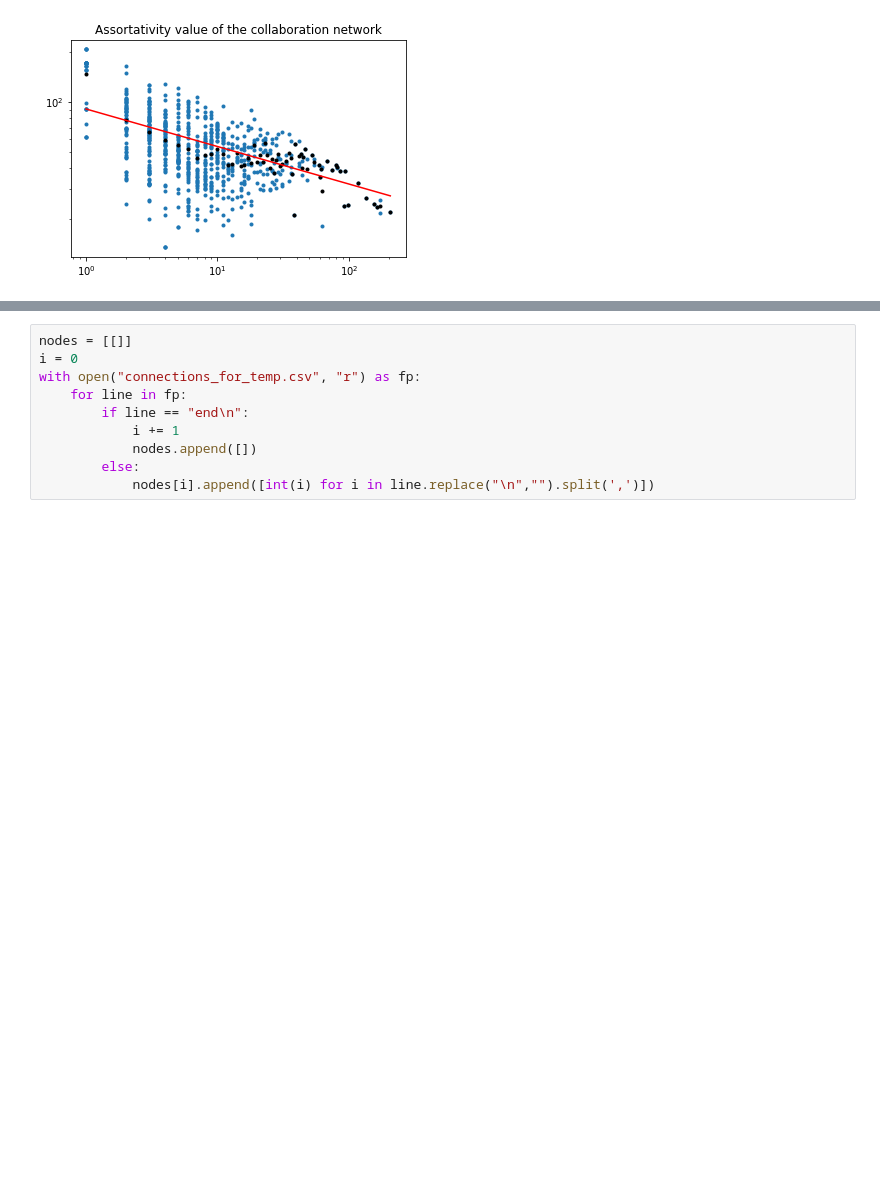
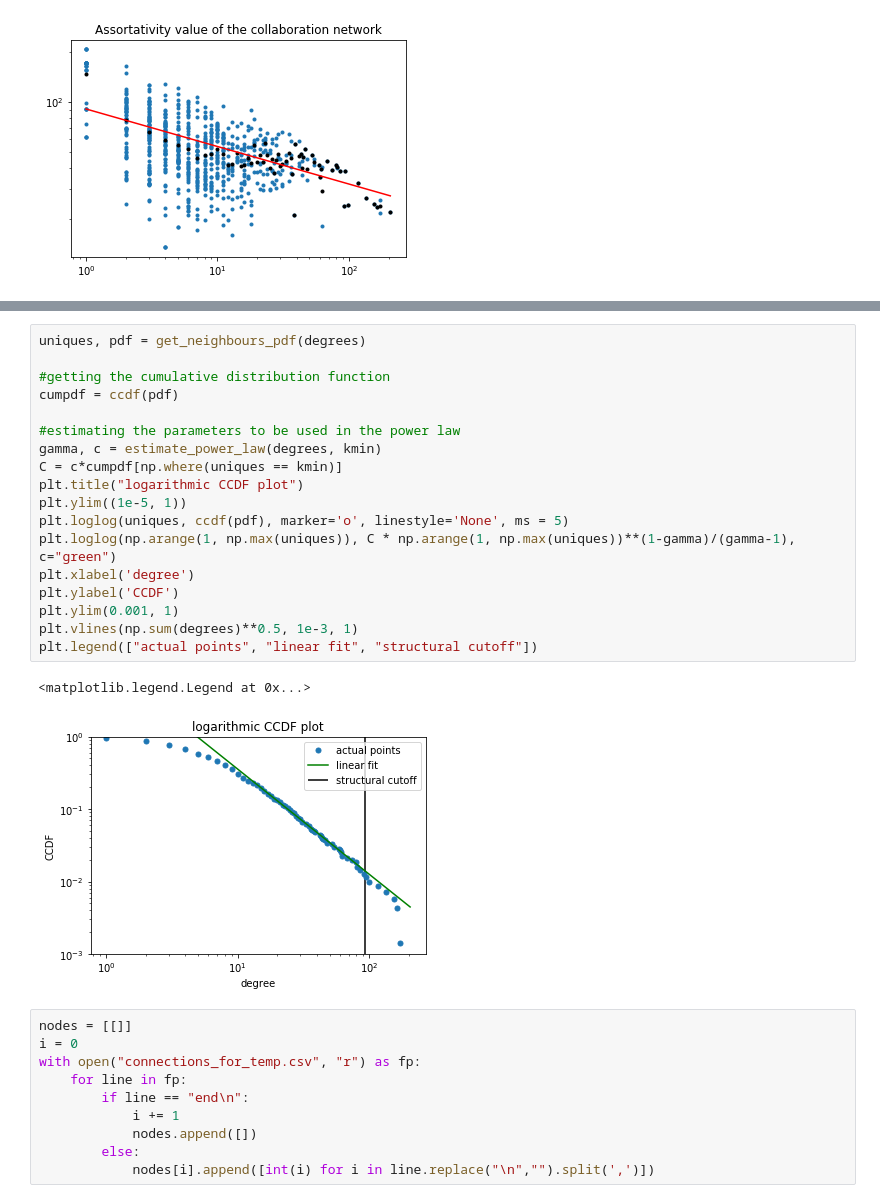
Before and after one commit to Dan8991/A-Storm-of-Nodes, a Jupyter notebook: got_network.ipynb, the cells around one changed output, grey strips where cells are left out. Drawn from its saved outputs; the diff is of its cells as text; blank space fills up the shorter version.

```diff
--- a/got_network.ipynb
+++ b/got_network.ipynb
@@ -162,3 +176,24 @@ Structural cutoff = 92.91931984253867
+# %%
+uniques, pdf = get_neighbours_pdf(degrees)
+
+#getting the cumulative distribution function
+cumpdf = ccdf(pdf)
+
+#estimating the parameters to be used in the power law
+gamma, c = estimate_power_law(degrees, kmin)
+C = c*cumpdf[np.where(uniques == kmin)]
+plt.title("logarithmic CCDF plot")
+plt.ylim((1e-5, 1))
+plt.loglog(uniques, ccdf(pdf), marker='o', linestyle='None', ms = 5)
+plt.loglog(np.arange(1, np.max(uniques)), C * np.arange(1, np.max(uniques))**(1-gamma)/(gamma-1), c="green")
+plt.xlabel('degree')
+plt.ylabel('CCDF')
+plt.ylim(0.001, 1)
+plt.vlines(np.sum(degrees)**0.5, 1e-3, 1)
+plt.legend(["actual points", "linear fit", "structural cutoff"])
+# %% [output]
+<matplotlib.legend.Legend at 0x...>
+[figure, added]
 # %%
 nodes = [[]]
 i = 0
```
Also changed, not shown: parts of 5 cells of this notebook.
